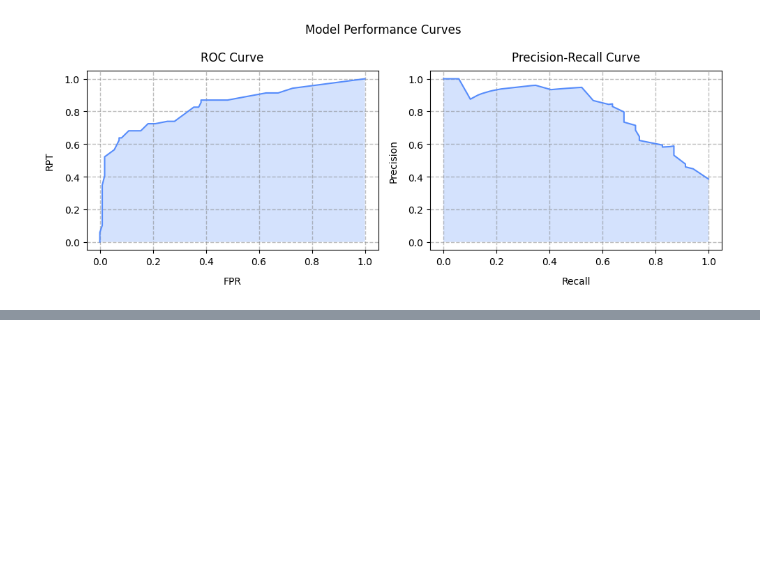
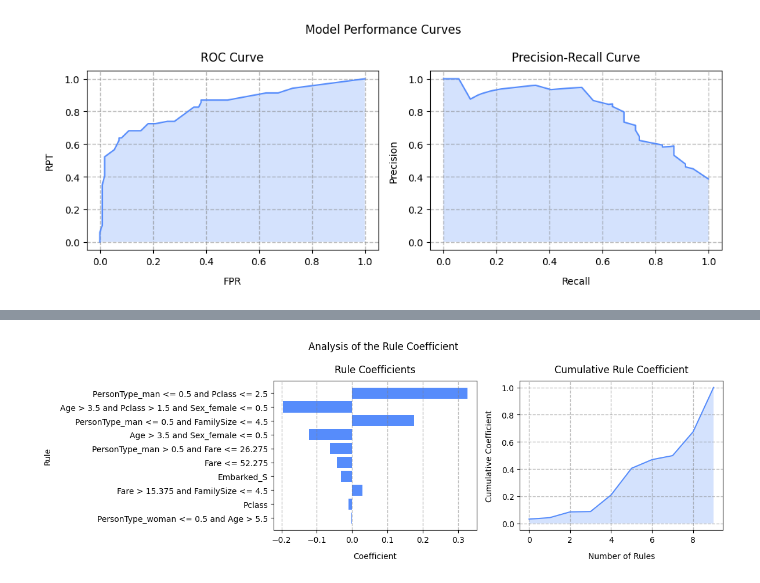
Before and after one commit to BogdanPinchuk/DataScience-PBY_HW17, a Jupyter notebook: Bohdan_Pinchuk_DS_HW17.ipynb, the cells around one changed output, grey strips where cells are left out. Cells and saved outputs as stored; diff of their text form; code cells hidden in the pictures; blank space fills up the shorter version.

Commit message:
[Homework17] - updated model 2

```diff
--- a/Bohdan_Pinchuk_DS_HW17.ipynb
+++ b/Bohdan_Pinchuk_DS_HW17.ipynb
@@ -918,7 +918,7 @@ else:
         sample_fract=0.5,
         random_state=rng_seed,
     )
-    model.fit(X_train_ohe, Y_train_ohe)
+    model.fit(X_train_ohe, Y_train_ohe, feature_names=X_train_ohe.columns)
     # save model
     joblib.dump(model, model_file_name)
 
@@ -992,0 +1028,38 @@ plt.show()
+# %%
+# Graphic results
+
+import numpy as np
+import matplotlib.pyplot as plt
+
+# Input data
+x_axis = np.arange(len(feature_importances_cum))
+
+# Solution
+_, axes = plt.subplots(1, 2, figsize=(12, 4))
+
+ax = axes[0]
+ax.barh(importances_df["rule"], importances_df["coef"])
+ax.invert_yaxis()
+ax.grid(axis='x', visible=True, which='major', ls='--', linewidth=1.0, color='tab:gray')
+# ax.minorticks_on()
+# ax.grid(axis='both', visible=True, which='minor', ls=':', linewidth=0.5, color='tab:green')
+ax.set_title("Rule Coefficients", pad=10, loc='center', color='black')
+ax.set_xlabel("Coefficient", labelpad=10, loc='center', color='black')
+ax.set_ylabel("Rule", labelpad=10, loc='center', color='black')
+
+ax = axes[1]
+ax.plot(x_axis, feature_importances_cum)
+ax.fill_between(x_axis, feature_importances_cum, alpha=0.25)
+ax.grid(axis='both', visible=True, which='major', ls='--', linewidth=1.0, color='tab:gray')
+# ax.minorticks_on()
+# ax.grid(axis='both', visible=True, which='minor', ls=':', linewidth=0.5, color='tab:green')
+ax.set_title("Cumulative Rule Coefficient", pad=10, loc='center', color='black')
+ax.set_xlabel("Number of Rules", labelpad=10, loc='center', color='black')
+ax.set_ylabel("Cumulative Coefficient", labelpad=10, loc='center', color='black')
+
+plt.suptitle(f"Analysis of the Rule Coefficient")
+
+plt.tight_layout()
+plt.show()
+# %% [output]
+[figure, added]
```
Also changed, not shown: parts of 1 cell of this notebook.
